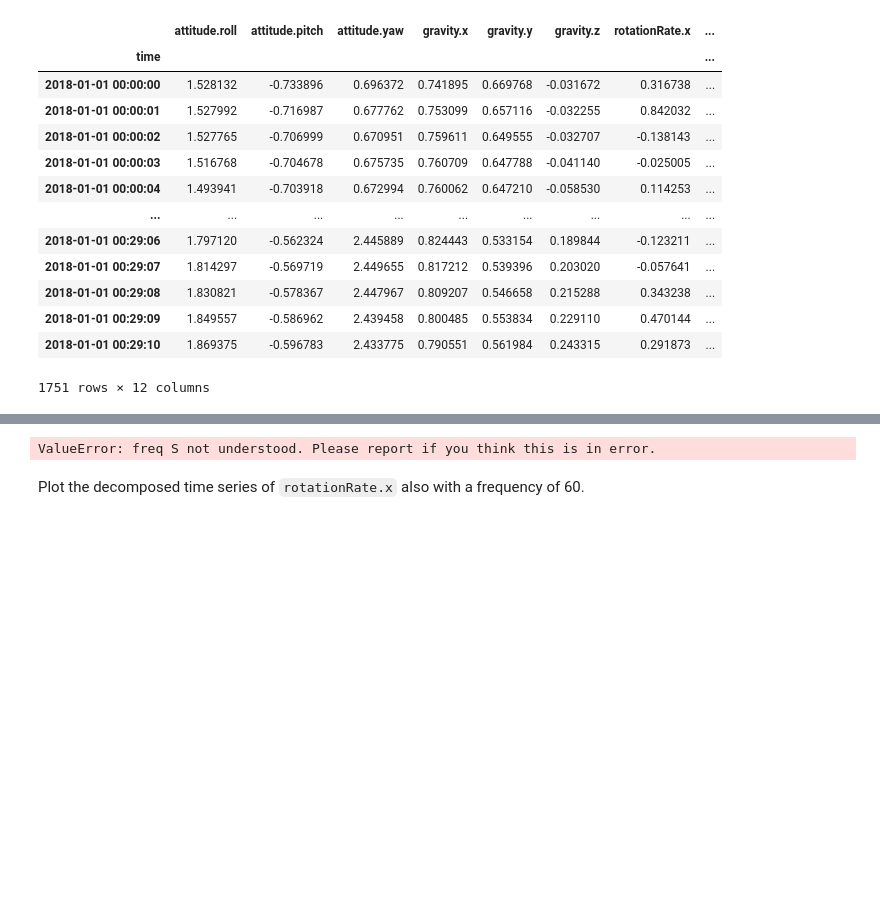
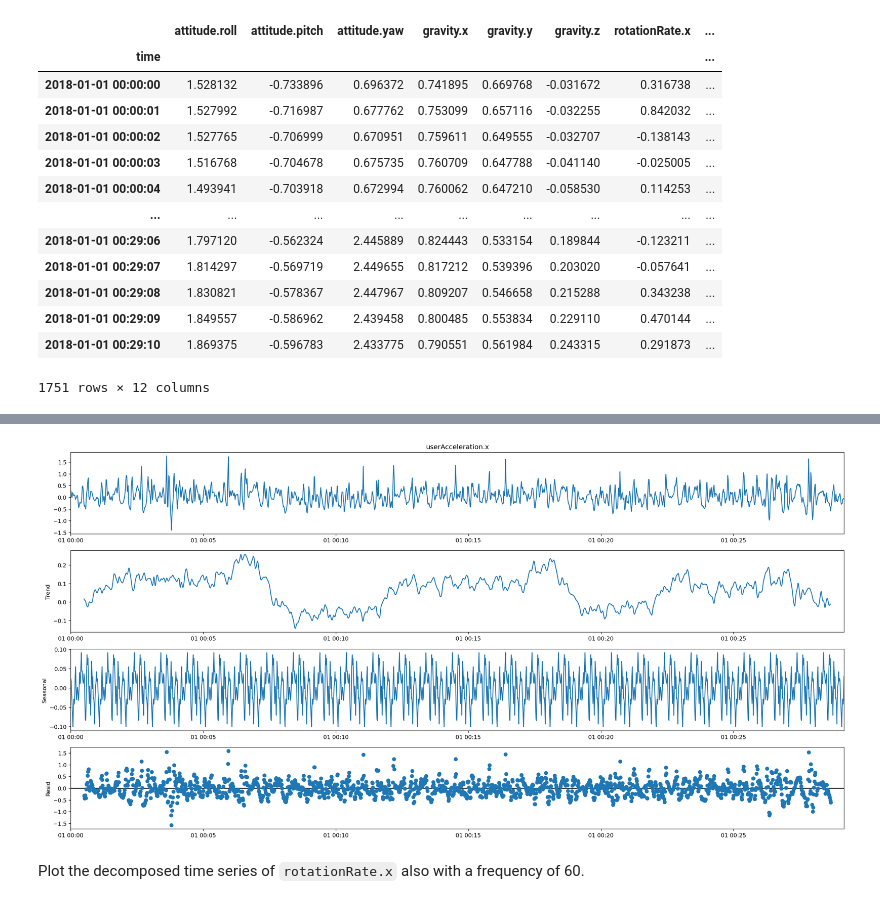
Before and after one commit to ivanrepi/dataptmad1121_labs, a Jupyter notebook: extra-work/m2/lab-time-series/your-code/main.ipynb, the cells around one changed output, grey strips where cells are left out. Saved outputs shown, nothing was run; the diff lists cells and outputs as text; code cells hidden in the pictures; blank space fills up the shorter version.

```diff
--- a/extra-work/m2/lab-time-series/your-code/main.ipynb
+++ b/extra-work/m2/lab-time-series/your-code/main.ipynb
@@ -95,12 +104,11 @@ Our next step is to decompose the time series and evaluate the patterns in the d
 
 ![time series decomposition](../images/tsa_decompose.png)
 # %%
-# Your code here:
 plt.rcParams['figure.figsize']=(20,10)
 
-decomposition=sm.tsa.seasonal_decompose(sensor)
-decomposition.plot();
+decomposed_userAcceleration_x = sm.tsa.seasonal_decompose(sensor["userAcceleration.x"], period = 60)
+decomposed_userAcceleration_x.plot();
 # %% [output]
-ValueError: freq S not understood. Please report if you think this is in error.
+[figure, added]
 # %% [markdown]
 Plot the decomposed time series of `rotationRate.x` also with a frequency of 60.
```
Also changed, not shown: parts of 25 cells of this notebook.
